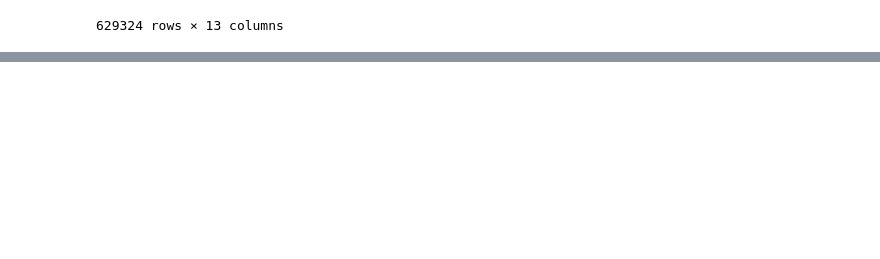
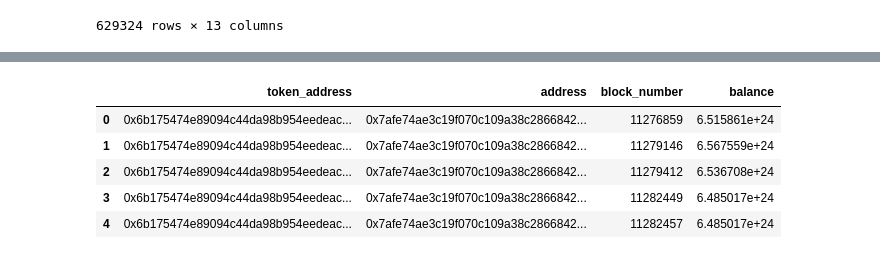
Before and after one commit to neo-empresarial/balancer-bigquery-analysis, a Jupyter notebook: notebooks/balancer-bigquery.ipynb, the cells around one changed output, grey strips where cells are left out. Cells and saved outputs as stored; diff of their text form; code cells hidden in the pictures; blank space fills up the shorter version.

```diff
--- a/notebooks/balancer-bigquery.ipynb
+++ b/notebooks/balancer-bigquery.ipynb
@@ -80,0 +159,21 @@ uniswap
+# %%
+query = """
+    SELECT * FROM `blockchain-etl.ethereum_balancer.view_token_balances_subset`
+    WHERE address in ({contract_list})
+    AND block_number >= 11174331
+    AND block_number <= 11493364
+    AND balance > 0
+""".format(contract_list=(','.join(["'{}'".format(k) for k in list(bal_contracts.keys())])))
+# %%
+query_job = client.query(query)
+iterator = query_job.result(timeout=MY_TIMEOUT)
+rows = list(iterator)
+balances = pd.DataFrame(data=[list(x.values()) for x in rows], columns=list(rows[0].keys()))
+balances.head()
+# %% [output]
+|  | token_address | address | block_number | balance |
+| 0 | 0x6b175474e89094c44da98b954eedeac... | 0x7afe74ae3c19f070c109a38c2866842... | 11276859 | 6.515861e+24 |
+| 1 | 0x6b175474e89094c44da98b954eedeac... | 0x7afe74ae3c19f070c109a38c2866842... | 11279146 | 6.567559e+24 |
+| 2 | 0x6b175474e89094c44da98b954eedeac... | 0x7afe74ae3c19f070c109a38c2866842... | 11279412 | 6.536708e+24 |
+| 3 | 0x6b175474e89094c44da98b954eedeac... | 0x7afe74ae3c19f070c109a38c2866842... | 11282449 | 6.485017e+24 |
+| 4 | 0x6b175474e89094c44da98b954eedeac... | 0x7afe74ae3c19f070c109a38c2866842... | 11282457 | 6.485017e+24 |
```
Also changed, not shown: parts of 31 cells of this notebook.
